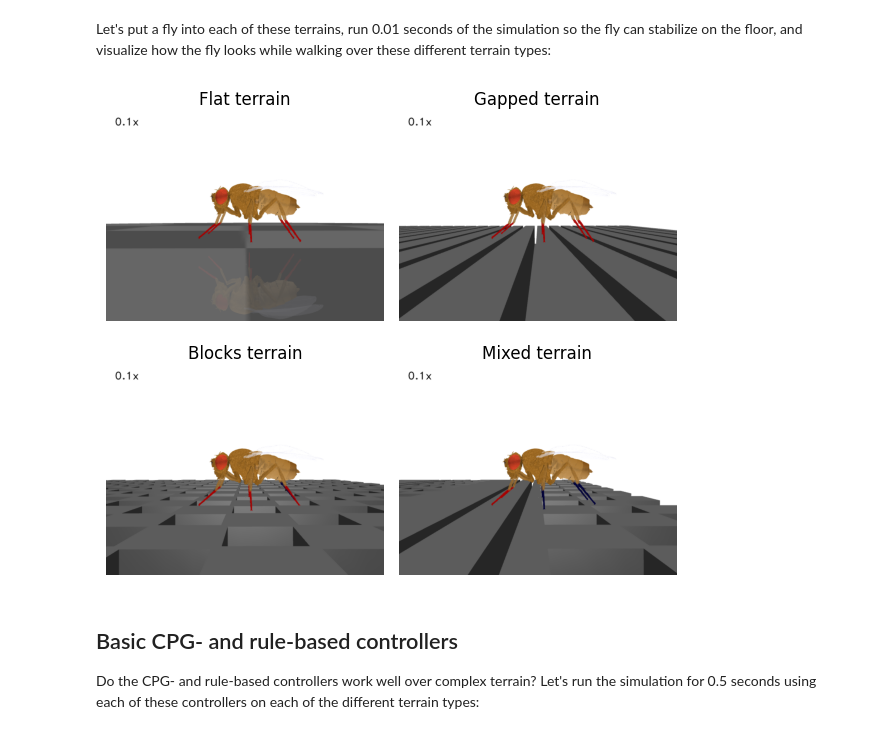
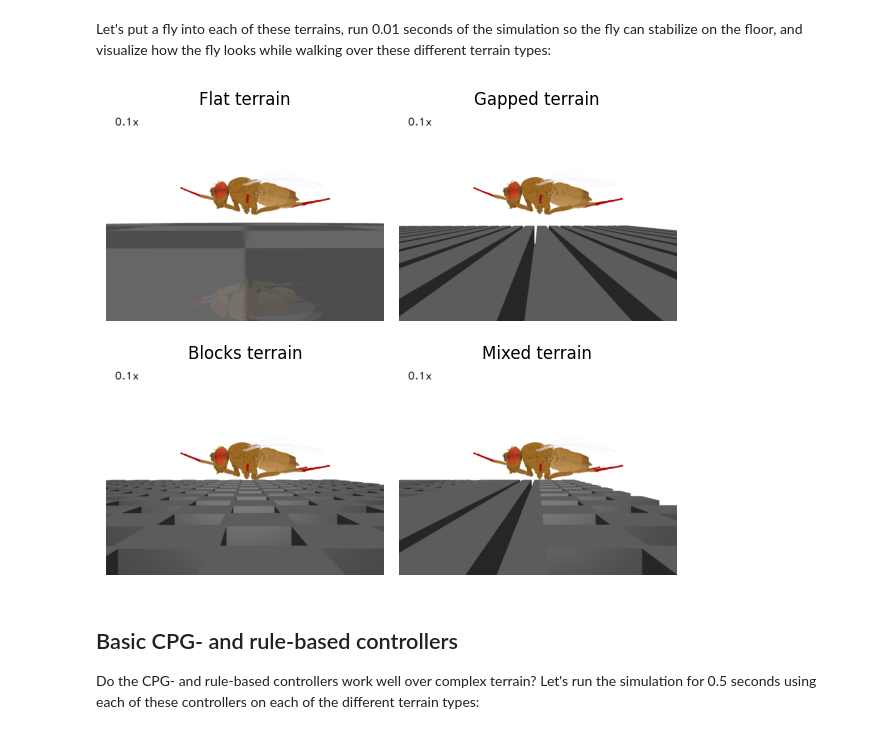
Before and after one commit to NeLy-EPFL/flygym, a Jupyter notebook: notebooks/hybrid_controller.ipynb, the cells around one changed output. Saved outputs shown, nothing was run; the diff lists cells and outputs as text; code cells hidden in the pictures.

```diff
--- a/notebooks/hybrid_controller.ipynb
+++ b/notebooks/hybrid_controller.ipynb
@@ -35,7 +35,7 @@ Let's put a fly into each of these terrains, run 0.01 seconds of the simulation
 import numpy as np
 import matplotlib.pyplot as plt
 from tqdm import tqdm, trange
-from flygym import Fly, Camera, SingleFlySimulation
+from flygym import Fly, ZStabCamera, SingleFlySimulation
 from flygym.examples.locomotion import PreprogrammedSteps
 from pathlib import Path
 
@@ -48,37 +48,40 @@ fig, axs = plt.subplots(2, 2, figsize=(6, 6), tight_layout=True)
 terrain_types = ["flat", "gapped", "blocks", "mixed"]
 for i, terrain_type in tqdm(enumerate(terrain_types)):
     ax = axs.flat[i]
     terrain = get_arena(terrain_type)
     # Initialize NeuroMechFly simulation
     fly = Fly(
         enable_adhesion=True,
         draw_adhesion=True,
         init_pose="stretch",
         control="position",
     )
-
-    cam = Camera(fly=fly, play_speed=0.1)
+    cam = ZStabCamera(
+        attachment_point=fly.model.worldbody,
+        camera_name="camera_left", attachment_name=fly.name,
+        targeted_flies_id=[0], play_speed=0.1
+        )
     sim = SingleFlySimulation(
         fly=fly,
         cameras=[cam],
         timestep=1e-4,
         arena=terrain,
     )
     sim.reset()
-    for _ in range(100):
+    for _ in range(1):
         action = {
             "joints": preprogrammed_steps.default_pose,
             "adhesion": np.ones(6, dtype=np.int32),
         }
         sim.step(action)
         sim.render()
     ax.imshow(sim.cameras[0]._frames[-1])
     ax.axis("off")
     ax.set_title(f"{terrain_type.title()} terrain")
 
 fig.savefig(output_dir / "complex_terrain_overview.png")
 # %% [output]
-[figure, old version]
+[figure, new version]
 # %% [markdown]
 ## Basic CPG- and rule-based controllers
 
```
Also changed, not shown: parts of 3 cells of this notebook, 10 other files.
